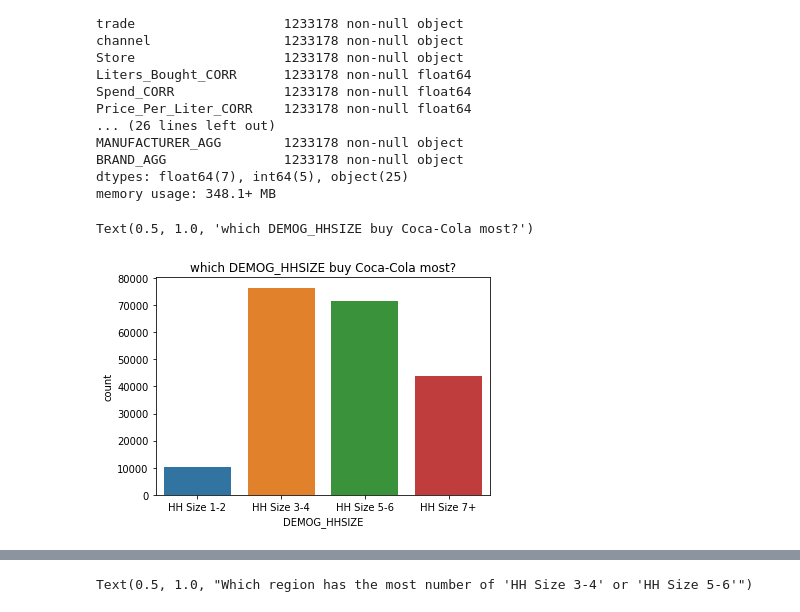
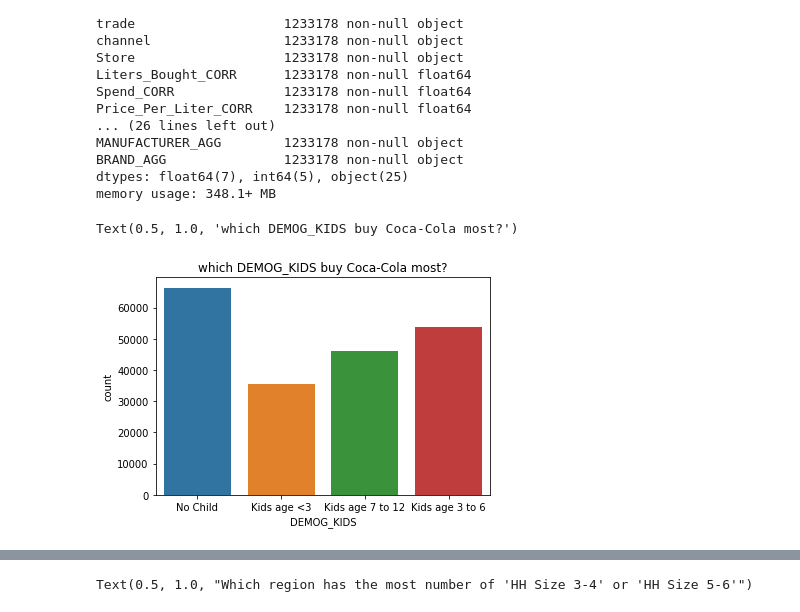
Before and after one commit to green-fox-academy/Angela93-Shi, a Jupyter notebook: week-08/final_project/graphic analysis.ipynb, the cells around one changed output, grey strips where cells are left out. Drawn from its saved outputs; the diff is of its cells as text; code cells hidden in the pictures.

```diff
--- a/week-08/final_project/graphic analysis.ipynb
+++ b/week-08/final_project/graphic analysis.ipynb
@@ -233,8 +270,8 @@ BRAND_AGG               1233178 non-null object
 dtypes: float64(7), int64(5), object(25)
 memory usage: 348.1+ MB
 # %%
-sns.countplot(data_df[data_df['MANUFACTURER_AGG'] == 'Coca-Cola']['DEMOG_HHSIZE'])
-plt.title("which DEMOG_HHSIZE buy Coca-Cola most?")
+sns.countplot(data_df[data_df['MANUFACTURER_AGG'] == 'Coca-Cola']['DEMOG_KIDS'])
+plt.title("which DEMOG_KIDS buy Coca-Cola most?")
 # %% [output]
-Text(0.5, 1.0, 'which DEMOG_HHSIZE buy Coca-Cola most?')
+Text(0.5, 1.0, 'which DEMOG_KIDS buy Coca-Cola most?')
-[figure, old version]
+[figure, new version]
```
Also changed, not shown: parts of 54 cells of this notebook.
